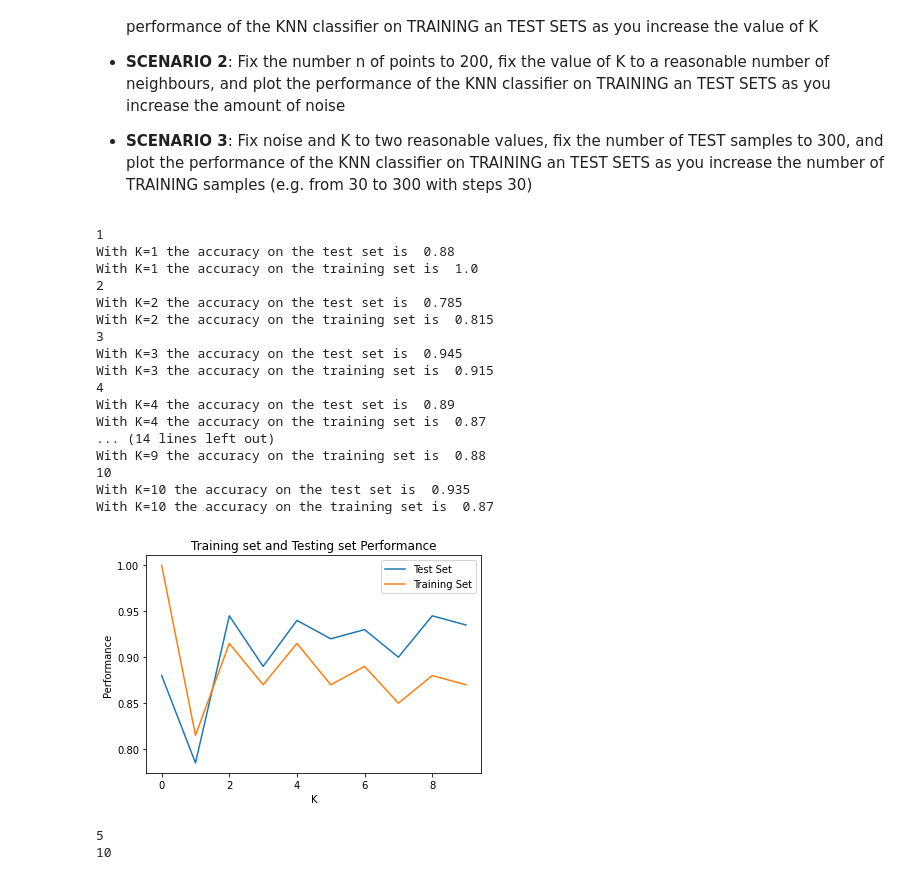
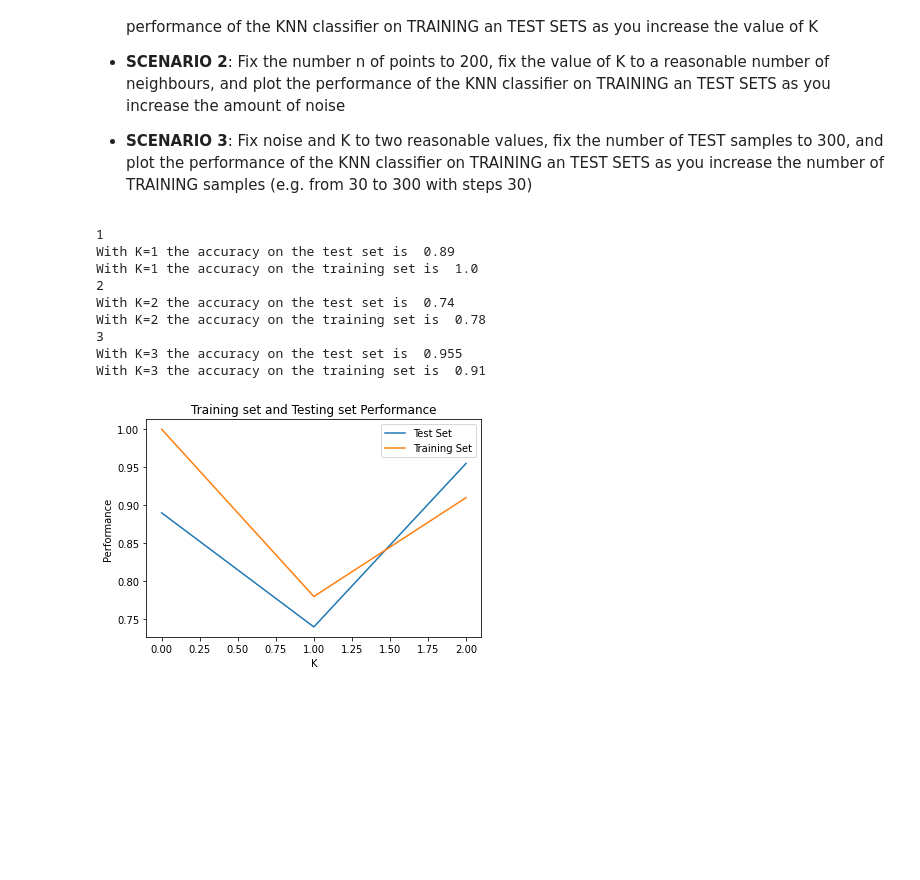
Before and after one commit to mosemb/MachineLearningAssignments, a Jupyter notebook: 02_LocalMethods.ipynb, the cells around one changed output. Saved outputs shown, nothing was run; the diff lists cells and outputs as text; code cells hidden in the pictures; blank space fills up the shorter version.

Commit message:
scenario2

```diff
--- a/02_LocalMethods.ipynb
+++ b/02_LocalMethods.ipynb
@@ -327,27 +327,19 @@ def knn2(flip,n,maxk):
     plt.title('Training set and Testing set Performance')
     plt.legend()
 # %%
-knn2(10,200,10)
+knn2(10,200,3)
 a = [1,3,4,7,8]
 b = [3,5,6,7,6]
 #plt.plot(a,b)
 # %% [output]
 1
-With K=1 the accuracy on the test set is  0.88
+With K=1 the accuracy on the test set is  0.89
 With K=1 the accuracy on the training set is  1.0
 2
-With K=2 the accuracy on the test set is  0.785
-With K=2 the accuracy on the training set is  0.815
+With K=2 the accuracy on the test set is  0.74
+With K=2 the accuracy on the training set is  0.78
 3
-With K=3 the accuracy on the test set is  0.945
-With K=3 the accuracy on the training set is  0.915
-4
-With K=4 the accuracy on the test set is  0.89
-With K=4 the accuracy on the training set is  0.87
-... (14 lines left out)
-With K=9 the accuracy on the training set is  0.88
-10
-With K=10 the accuracy on the test set is  0.935
-With K=10 the accuracy on the training set is  0.87
+With K=3 the accuracy on the test set is  0.955
+With K=3 the accuracy on the training set is  0.91
-[figure, old version]
+[figure, new version]
 # %%
@@ -425,9 +390,0 @@ def scenario1(n, m, q, noise, k , flip):
-# %%
-r=5
-for i in range(5,r+6,5):
-    print(i)
-
-# ... your code for SCENARIO 2 goes here...
-# %% [output]
-5
-10
```
Also changed, not shown: parts of 7 cells of this notebook.
